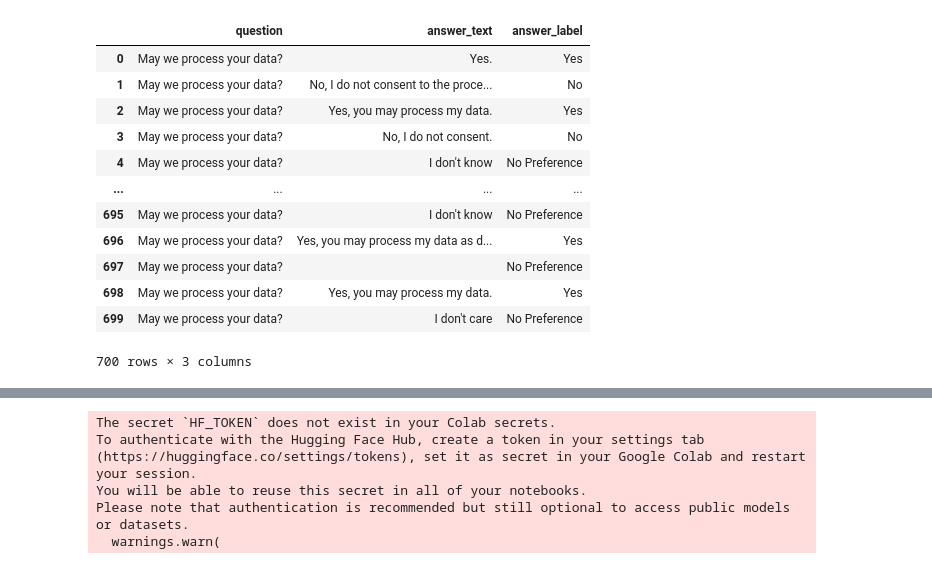
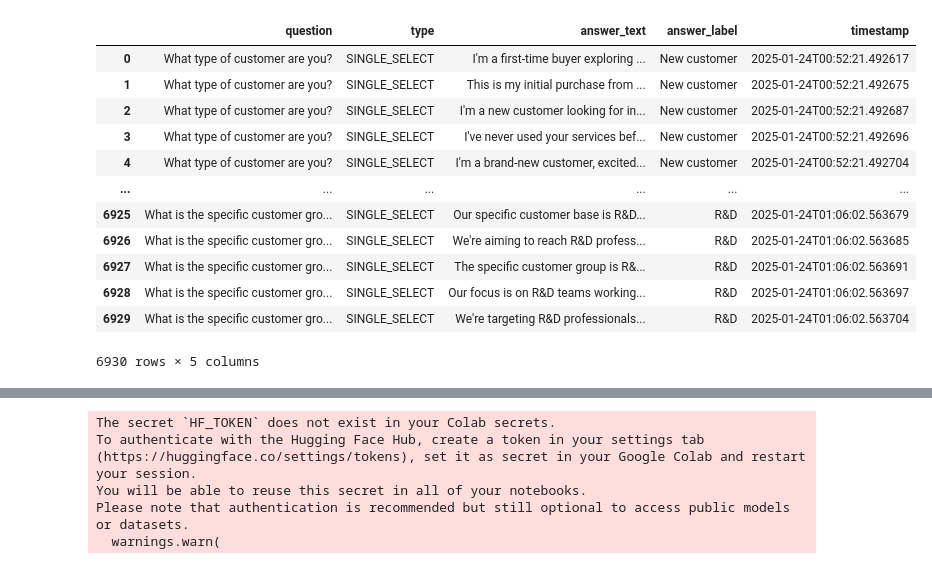
Before and after one commit to Michel-p16/PDS-Project, a Jupyter notebook: capstone.ipynb, the cells around one changed output, grey strips where cells are left out. Drawn from its saved outputs; the diff is of its cells as text; code cells hidden in the pictures.

Commit message:
Final Single Question Dataset

```diff
--- a/capstone.ipynb
+++ b/capstone.ipynb
@@ -3,27 +3,27 @@ import pandas as pd
 import json
 # %%
 # JSON-Datei laden
-with open('generated_responses_few_errors.json', 'r') as f:
+with open('final_single_question_data.json', 'r') as f:
     data = json.load(f)
 
 # Daten in ein DataFrame umwandeln
 rows = []
 for entry in data:
-    question_id = entry["question_id"]
+    #question_id = entry["question_id"]
     question = entry["question"]
     question_type = entry["type"]
     for answer in entry["answers"]:
         rows.append({
-            "question_id": question_id,
+            #"question_id": question_id,
             "question": question,
             "type": question_type,
-            "answer_text": answer["text"],
-            "answer_label": answer["label"],
+            "answer_text": answer["answer_text"],
+            "answer_label": answer["answer_label"],
             "timestamp": answer["timestamp"]
         })
 
 # DataFrame erstellen
-df = pd.DataFrame(rows)
+df_single_select = pd.DataFrame(rows)
 
 # DataFrame anzeigen
 #print(df.head())
@@ -39 +30,17 @@ single_select_df = df[df['type'] == 'SINGLE_SELECT']
+# %%
+df_single_select
+# %% [output]
+|  | question | type | answer_text | answer_label | timestamp |
+| 0 | What type of customer are you? | SINGLE_SELECT | I'm a first-time buyer exploring ... | New customer | 2025-01-24T00:52:21.492617 |
+| 1 | What type of customer are you? | SINGLE_SELECT | This is my initial purchase from ... | New customer | 2025-01-24T00:52:21.492675 |
+| 2 | What type of customer are you? | SINGLE_SELECT | I'm a new customer looking for in... | New customer | 2025-01-24T00:52:21.492687 |
+| 3 | What type of customer are you? | SINGLE_SELECT | I've never used your services bef... | New customer | 2025-01-24T00:52:21.492696 |
+| 4 | What type of customer are you? | SINGLE_SELECT | I'm a brand-new customer, excited... | New customer | 2025-01-24T00:52:21.492704 |
+| ... | ... | ... | ... | ... | ... |
+| 6925 | What is the specific customer gro... | SINGLE_SELECT | Our specific customer base is R&D... | R&D | 2025-01-24T01:06:02.563679 |
+| 6926 | What is the specific customer gro... | SINGLE_SELECT | We're aiming to reach R&D profess... | R&D | 2025-01-24T01:06:02.563685 |
+| 6927 | What is the specific customer gro... | SINGLE_SELECT | The specific customer group is R&... | R&D | 2025-01-24T01:06:02.563691 |
+| 6928 | What is the specific customer gro... | SINGLE_SELECT | Our focus is on R&D teams working... | R&D | 2025-01-24T01:06:02.563697 |
+| 6929 | What is the specific customer gro... | SINGLE_SELECT | We're targeting R&D professionals... | R&D | 2025-01-24T01:06:02.563704 |
+6930 rows × 5 columns
 # %%
@@ -41,16 +47,0 @@ single_select_df = single_select_df[['question', 'answer_text', 'answer_label']]
-# %%
-single_select_df
-# %% [output]
-|  | question | answer_text | answer_label |
-| 0 | May we process your data? | Yes. | Yes |
-| 1 | May we process your data? | No, I do not consent to the proce... | No |
-| 2 | May we process your data? | Yes, you may process my data. | Yes |
-| 3 | May we process your data? | No, I do not consent. | No |
-| 4 | May we process your data? | I don't know | No Preference |
-| ... | ... | ... | ... |
-| 695 | May we process your data? | I don't know | No Preference |
-| 696 | May we process your data? | Yes, you may process my data as d... | Yes |
-| 697 | May we process your data? |  | No Preference |
-| 698 | May we process your data? | Yes, you may process my data. | Yes |
-| 699 | May we process your data? | I don't care | No Preference |
-700 rows × 3 columns
```
Also changed, not shown: parts of 12 cells of this notebook, 12 other files.
